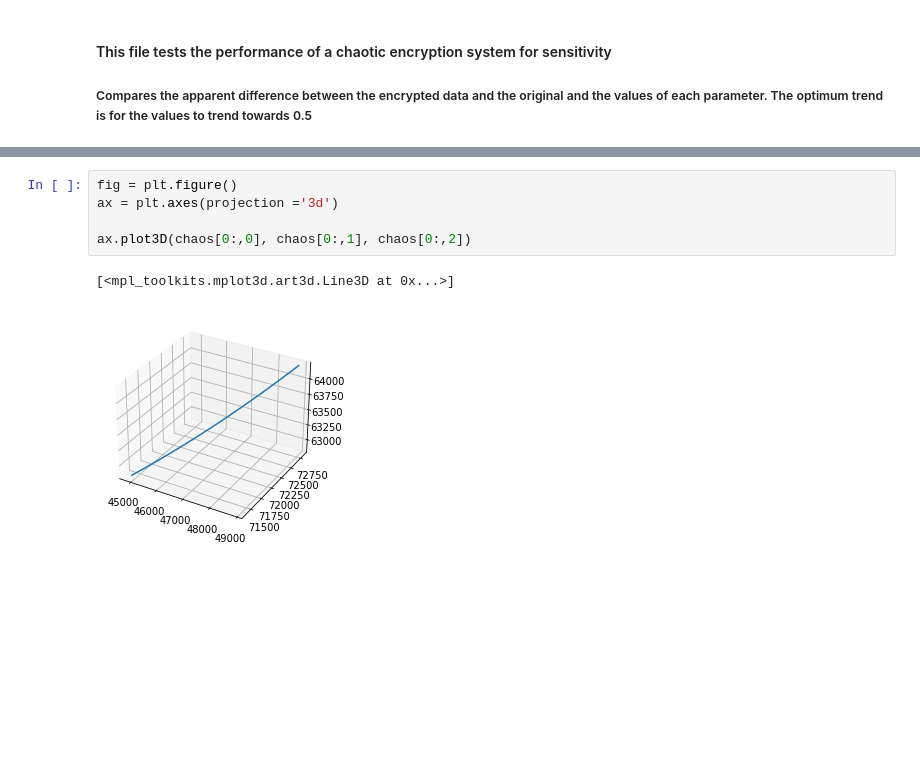
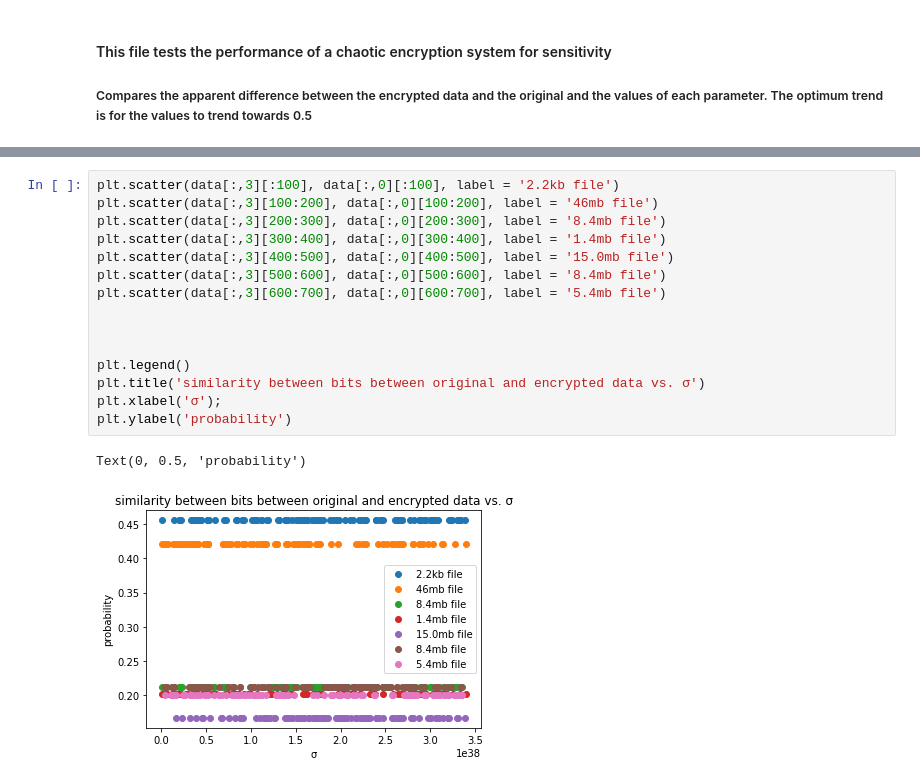
Before and after one commit to jacobelrey/chaos-crypt, a Jupyter notebook: jupyter/Untitled.ipynb, the cells around one changed output, grey strips where cells are left out. Saved outputs shown, nothing was run; the diff lists cells and outputs as text; blank space fills up the shorter version.

```diff
--- a/jupyter/Untitled.ipynb
+++ b/jupyter/Untitled.ipynb
@@ -40,8 +67,18 @@ Text(0, 0.5, 'probability')
 # %%
-fig = plt.figure()
-ax = plt.axes(projection ='3d')
+plt.scatter(data[:,3][:100], data[:,0][:100], label = '2.2kb file')
+plt.scatter(data[:,3][100:200], data[:,0][100:200], label = '46mb file')
+plt.scatter(data[:,3][200:300], data[:,0][200:300], label = '8.4mb file')
+plt.scatter(data[:,3][300:400], data[:,0][300:400], label = '1.4mb file')
+plt.scatter(data[:,3][400:500], data[:,0][400:500], label = '15.0mb file')
+plt.scatter(data[:,3][500:600], data[:,0][500:600], label = '8.4mb file')
+plt.scatter(data[:,3][600:700], data[:,0][600:700], label = '5.4mb file')
 
-ax.plot3D(chaos[0:,0], chaos[0:,1], chaos[0:,2])
+
+
+plt.legend()
+plt.title('similarity between bits between original and encrypted data vs. σ')
+plt.xlabel('σ');
+plt.ylabel('probability')
 # %% [output]
-[<mpl_toolkits.mplot3d.art3d.Line3D at 0x...>]
+Text(0, 0.5, 'probability')
-[figure, old version]
+[figure, new version]
```
Also changed, not shown: parts of 5 cells of this notebook, 2 other files.
